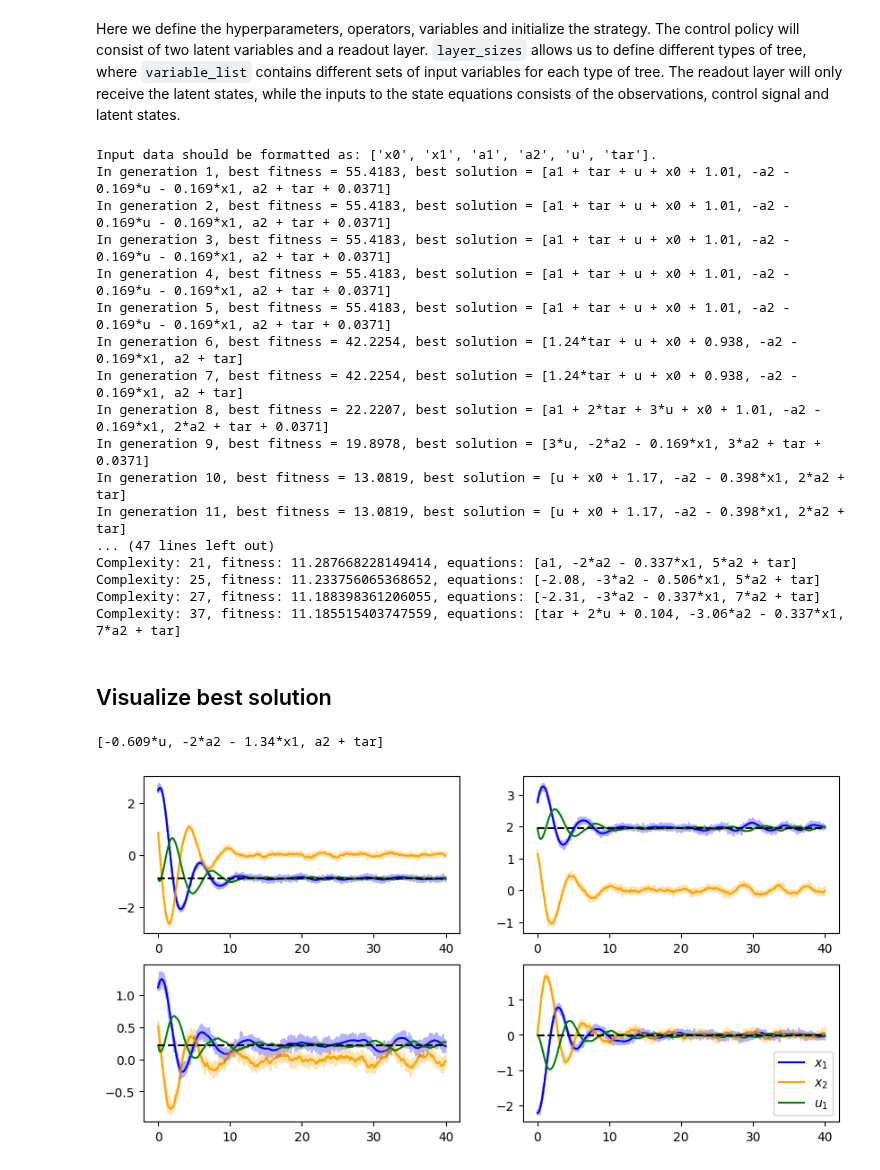
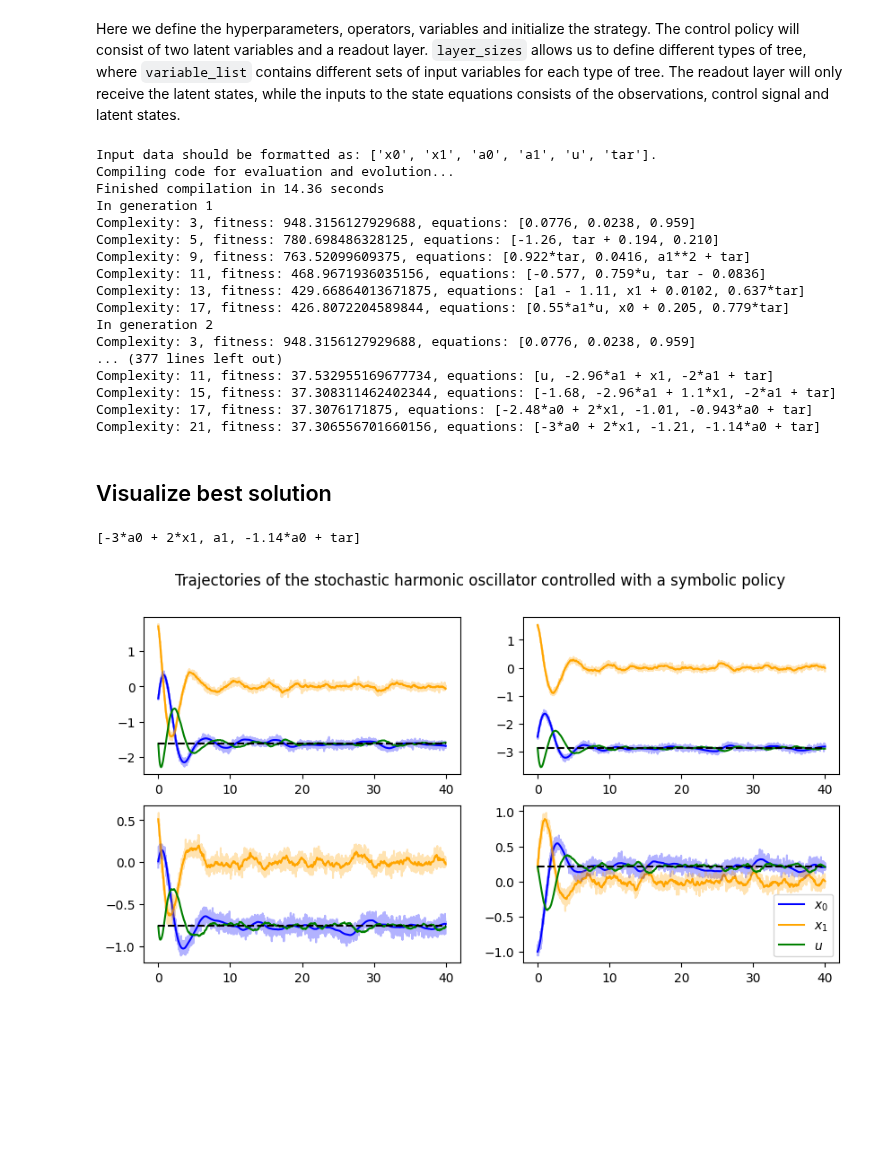
Before and after one commit to sdevries0/Kozax, a Jupyter notebook: examples/example_notebooks/control_with_memory_SHO.ipynb, the cells around one changed output. Drawn from its saved outputs; the diff is of its cells as text; code cells hidden in the pictures; blank space fills up the shorter version.

```diff
--- a/examples/example_notebooks/control_with_memory_SHO.ipynb
+++ b/examples/example_notebooks/control_with_memory_SHO.ipynb
@@ -185,7 +185,7 @@ operator_list = [("+", lambda x, y: x + y, 2, 0.5),
                 ("-", lambda x, y: x - y, 2, 0.1),
                 ("*", lambda x, y: x * y, 2, 0.5)]
 
-variable_list = [["x" + str(i) for i in range(env.n_obs)] + ["a1", "a2", "u", "tar"], ["a1", "a2", "tar"]]
+variable_list = [["x" + str(i) for i in range(env.n_obs)] + ["a0", "a1", "u", "tar"], ["a0", "a1", "tar"]]
 
 layer_sizes = jnp.array([state_size, env.n_control_inputs])
 
@@ -193,51 +193,52 @@ layer_sizes = jnp.array([state_size, env.n_control_inputs])
 fitness_function = Evaluator(env, state_size, 0.05, solver=diffrax.GeneralShARK(), max_steps=1000)
 
 #Initialize strategy
-strategy = GeneticProgramming(num_generations, population_size, fitness_function, operator_list, variable_list, layer_sizes, num_populations = num_populations, size_parsimony=0.003)
+strategy = GeneticProgramming(num_generations, population_size, fitness_function, operator_list, variable_list, layer_sizes, num_populations = num_populations)
 
 strategy.fit(gp_key, data, verbose=True)
 # %% [output]
-Input data should be formatted as: ['x0', 'x1', 'a1', 'a2', 'u', 'tar'].
-In generation 1, best fitness = 55.4183, best solution = [a1 + tar + u + x0 + 1.01, -a2 - 0.169*u - 0.169*x1, a2 + tar + 0.0371]
-In generation 2, best fitness = 55.4183, best solution = [a1 + tar + u + x0 + 1.01, -a2 - 0.169*u - 0.169*x1, a2 + tar + 0.0371]
-In generation 3, best fitness = 55.4183, best solution = [a1 + tar + u + x0 + 1.01, -a2 - 0.169*u - 0.169*x1, a2 + tar + 0.0371]
-In generation 4, best fitness = 55.4183, best solution = [a1 + tar + u + x0 + 1.01, -a2 - 0.169*u - 0.169*x1, a2 + tar + 0.0371]
-In generation 5, best fitness = 55.4183, best solution = [a1 + tar + u + x0 + 1.01, -a2 - 0.169*u - 0.169*x1, a2 + tar + 0.0371]
-In generation 6, best fitness = 42.2254, best solution = [1.24*tar + u + x0 + 0.938, -a2 - 0.169*x1, a2 + tar]
-In generation 7, best fitness = 42.2254, best solution = [1.24*tar + u + x0 + 0.938, -a2 - 0.169*x1, a2 + tar]
-In generation 8, best fitness = 22.2207, best solution = [a1 + 2*tar + 3*u + x0 + 1.01, -a2 - 0.169*x1, 2*a2 + tar + 0.0371]
-In generation 9, best fitness = 19.8978, best solution = [3*u, -2*a2 - 0.169*x1, 3*a2 + tar + 0.0371]
-In generation 10, best fitness = 13.0819, best solution = [u + x0 + 1.17, -a2 - 0.398*x1, 2*a2 + tar]
-In generation 11, best fitness = 13.0819, best solution = [u + x0 + 1.17, -a2 - 0.398*x1, 2*a2 + tar]
-... (47 lines left out)
-Complexity: 21, fitness: 11.287668228149414, equations: [a1, -2*a2 - 0.337*x1, 5*a2 + tar]
-Complexity: 25, fitness: 11.233756065368652, equations: [-2.08, -3*a2 - 0.506*x1, 5*a2 + tar]
-Complexity: 27, fitness: 11.188398361206055, equations: [-2.31, -3*a2 - 0.337*x1, 7*a2 + tar]
-Complexity: 37, fitness: 11.185515403747559, equations: [tar + 2*u + 0.104, -3.06*a2 - 0.337*x1, 7*a2 + tar]
+Input data should be formatted as: ['x0', 'x1', 'a0', 'a1', 'u', 'tar'].
+Compiling code for evaluation and evolution...
+Finished compilation in 14.36 seconds
+In generation 1
+Complexity: 3, fitness: 948.3156127929688, equations: [0.0776, 0.0238, 0.959]
+Complexity: 5, fitness: 780.698486328125, equations: [-1.26, tar + 0.194, 0.210]
+Complexity: 9, fitness: 763.52099609375, equations: [0.922*tar, 0.0416, a1**2 + tar]
+Complexity: 11, fitness: 468.9671936035156, equations: [-0.577, 0.759*u, tar - 0.0836]
+Complexity: 13, fitness: 429.66864013671875, equations: [a1 - 1.11, x1 + 0.0102, 0.637*tar]
+Complexity: 17, fitness: 426.8072204589844, equations: [0.55*a1*u, x0 + 0.205, 0.779*tar]
+In generation 2
+Complexity: 3, fitness: 948.3156127929688, equations: [0.0776, 0.0238, 0.959]
+... (377 lines left out)
+Complexity: 11, fitness: 37.532955169677734, equations: [u, -2.96*a1 + x1, -2*a1 + tar]
+Complexity: 15, fitness: 37.308311462402344, equations: [-1.68, -2.96*a1 + 1.1*x1, -2*a1 + tar]
+Complexity: 17, fitness: 37.3076171875, equations: [-2.48*a0 + 2*x1, -1.01, -0.943*a0 + tar]
+Complexity: 21, fitness: 37.306556701660156, equations: [-3*a0 + 2*x1, -1.21, -1.14*a0 + tar]
 # %% [markdown]
 ## Visualize best solution
 # %%
 #Generate test_data
 data = get_data(jr.PRNGKey(10), env, 4, 0.01, T, param_setting)
 x0s, ts, targets, noise_key, params = data
 
-best_candidate = strategy.pareto_front[1][17]
+best_candidate = strategy.pareto_front[1][-1]
 print(strategy.expression_to_string(best_candidate))
 
 xs, ys, us, activities, fitness = jax.vmap(fitness_function.evaluate_trajectory, in_axes=[None, 0, None, 0, 0, 0, None])(best_candidate, *data, strategy.tree_evaluator)
 
 fig, ax = plt.subplots(2, 2, figsize=(10, 5))
 ax = ax.ravel()
 for i in range(4):
-    ax[i].plot(ts, xs[i,:,0], label="$x_1$", color = "blue")
-    ax[i].plot(ts, xs[i,:,1], label="$x_2$", color = "orange")
+    ax[i].plot(ts, xs[i,:,0], label="$x_0$", color = "blue")
+    ax[i].plot(ts, xs[i,:,1], label="$x_1$", color = "orange")
     ax[i].plot(ts, ys[i,:,0], alpha=0.3, color = "blue")
     ax[i].plot(ts, ys[i,:,1], alpha=0.3, color = "orange")
-    ax[i].plot(ts, us[i,:], label="$u_1$", color = "green")
+    ax[i].plot(ts, us[i,:], label="$u$", color = "green")
     ax[i].hlines(targets[i], ts[0], ts[-1], linestyles='dashed', color = "black")
 
+plt.suptitle("Trajectories of the stochastic harmonic oscillator controlled with a symbolic policy")
 plt.legend(loc="best")
 plt.show()
 # %% [output]
-[-0.609*u, -2*a2 - 1.34*x1, a2 + tar]
+[-3*a0 + 2*x1, a1, -1.14*a0 + tar]
-[figure, old version]
+[figure, new version]
```
Also changed, not shown: parts of 1 cell of this notebook, 4 other files.
